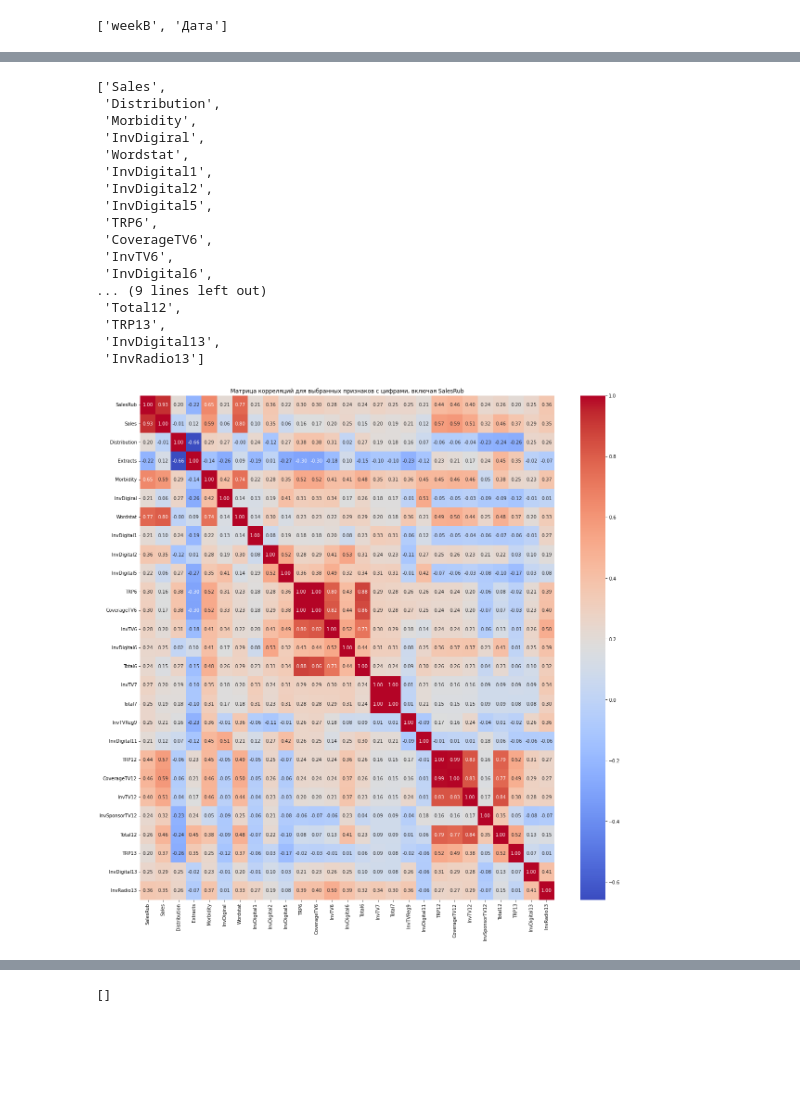
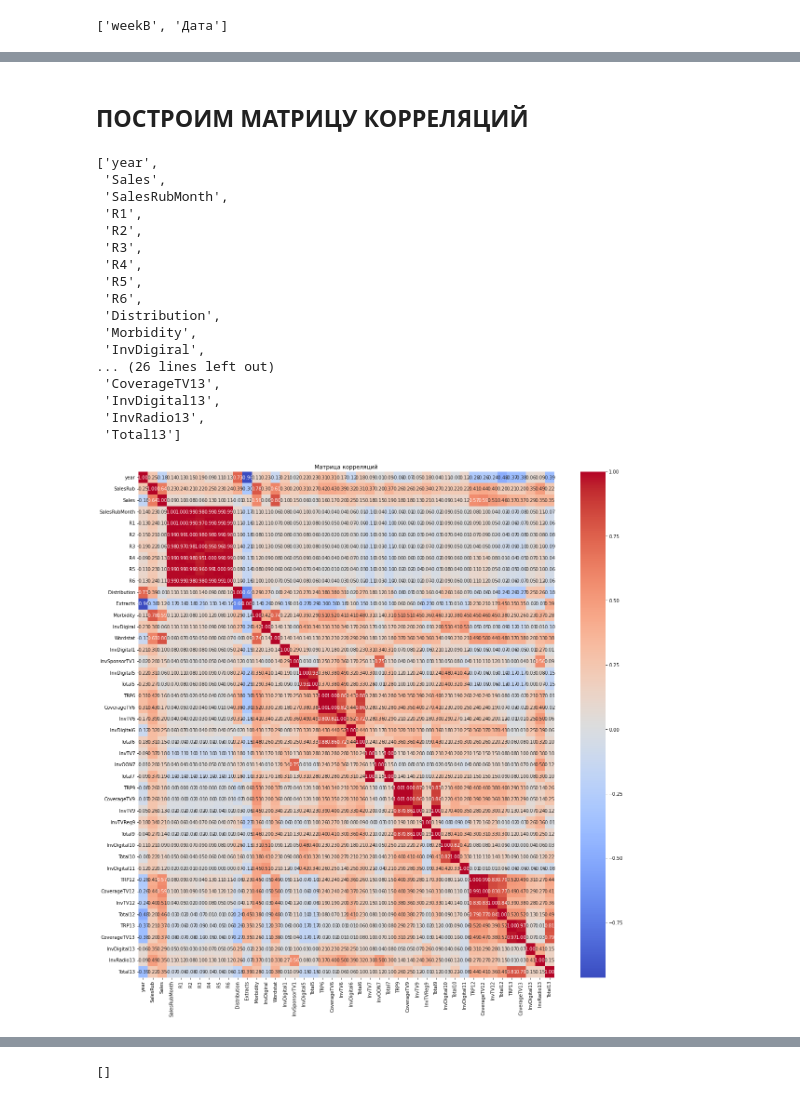
Before and after one commit to Exeskicks/media_wise, a Jupyter notebook: media_wise.ipynb, the cells around one changed output, grey strips where cells are left out. Saved outputs shown, nothing was run; the diff lists cells and outputs as text; code cells hidden in the pictures; blank space fills up the shorter version.

```diff
--- a/media_wise.ipynb
+++ b/media_wise.ipynb
@@ -128,3 +172,10 @@ Critical Values (after differencing):
         5%: -2.874
         10%: -2.573
 [figure]
+# %%
+weeks_to_replace = [12, 13]
+
+filtered_data = media_wise[(media_wise['week'].isin(weeks_to_replace)) & (media_wise['year'] != 2020)]
+average_sales = filtered_data.groupby('week')['SalesRub'].mean().to_dict()
+media_wise.loc[(media_wise['year'] == 2020) & (media_wise['week'].isin(weeks_to_replace)), 'SalesRub'] = media_wise.loc[(media_wise['year'] == 2020) & (media_wise['week'].isin(weeks_to_replace)), 'week'].map(average_sales)
+media_wise[(media_wise['year'] == 2020) & (media_wise['week'].isin(weeks_to_replace))]
@@ -215,8 +258,6 @@ media_wise[['Total1', 'Total2', 'Total3', 'Total4', 'Total5', 'Total6', 'Total7'
  Total13    0
  dtype: int64,
  True)
-# %%
-media_wise.drop('Продано_diff', axis=1, inplace=True)
 # %%
 non_numeric_columns = ['InvTV', 'InvTV2', 'InvTVReg3', 'TRP4', 'TRP6', 'InvTV6', 'InvTV7', 'InvTV9', 'InvTV12', 'InvTV13']
 # %%
@@ -228,6 +269,10 @@ non_numeric_columns = media_wise.select_dtypes(exclude=[np.number]).columns.toli
 print(non_numeric_columns)
 # %% [output]
 ['weekB', 'Дата']
+# %%
+nan_columns = ['InvTV', 'InvTV2', 'InvTVReg3', 'TRP4', 'TRP6', 'InvTV6', 'InvTV7', 'InvTV9', 'InvTV12', 'InvTV13']
+# %%
+media_wise[nan_columns] = media_wise[nan_columns].fillna(0)
 # %%
 media_wise_filtered = media_wise[(media_wise['year'] < 2023) | ((media_wise['year'] == 2023) & (media_wise['week'] < 36))]
 # %%
@@ -270,46 +309,38 @@ Length: 136, dtype: object
+# %% [markdown]
+## ПОСТРОИМ МАТРИЦУ КОРРЕЛЯЦИЙ
 # %%
-# Вычисляем корреляционную матрицу
 correlation_matrix = media_wise_filtered.corr()
-
-# Находим признаки, корреляция которых с 'SalesRub' больше 0.1
 correlated_features = correlation_matrix.index[correlation_matrix["SalesRub"] > 0.2].tolist()
-
-# Удаляем 'SalesRub' из списка, если он там есть
 correlated_features.remove('SalesRub') if 'SalesRub' in correlated_features else correlated_features
 
-# Выводим признаки
+
 correlated_features
 # %% [output]
-['Sales',
+['year',
+ 'Sales',
+ 'SalesRubMonth',
+ 'R1',
+ 'R2',
+ 'R3',
+ 'R4',
+ 'R5',
+ 'R6',
  'Distribution',
  'Morbidity',
  'InvDigiral',
- 'Wordstat',
- 'InvDigital1',
- 'InvDigital2',
- 'InvDigital5',
- 'TRP6',
- 'CoverageTV6',
- 'InvTV6',
- 'InvDigital6',
-... (9 lines left out)
- 'Total12',
- 'TRP13',
+... (26 lines left out)
+ 'CoverageTV13',
  'InvDigital13',
- 'InvRadio13']
+ 'InvRadio13',
+ 'Total13']
 # %%
 correlation_matrix = media_wise_filtered.corr()
-
-# Находим признаки, корреляция которых с 'SalesRub' больше 0.2 по модулю
 features_high_correlation = correlation_matrix.index[abs(correlation_matrix["SalesRub"]) > 0.2].tolist()
-
-# Создаем матрицу корреляций только для выбранных признаков, включая 'SalesRub'
 selected_correlation_matrix = correlation_matrix.loc[features_high_correlation, features_high_correlation]
 
-# Выводим матрицу корреляций с аннотациями (цифрами) только для выбранных признаков, включая 'SalesRub'
 plt.figure(figsize=(20, 20))
 sns.heatmap(selected_correlation_matrix, annot=True, fmt='.2f', cmap='coolwarm', cbar=True)
-plt.title('Матрица корреляций для выбранных признаков с цифрами, включая SalesRub')
+plt.title('Матрица корреляций')
 plt.show()
 # %% [output]
-[figure, old version]
+[figure, new version]
```
Also changed, not shown: parts of 55 cells of this notebook, 1 other file.
